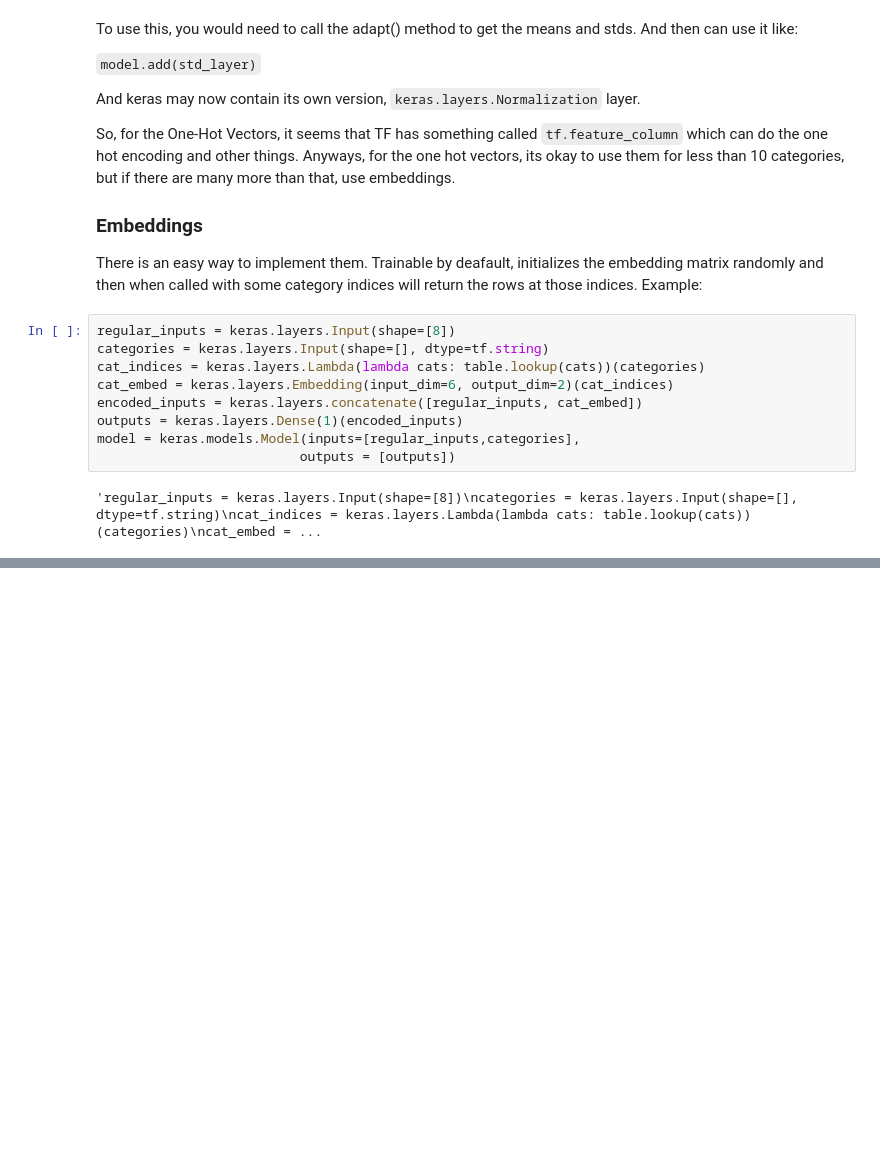
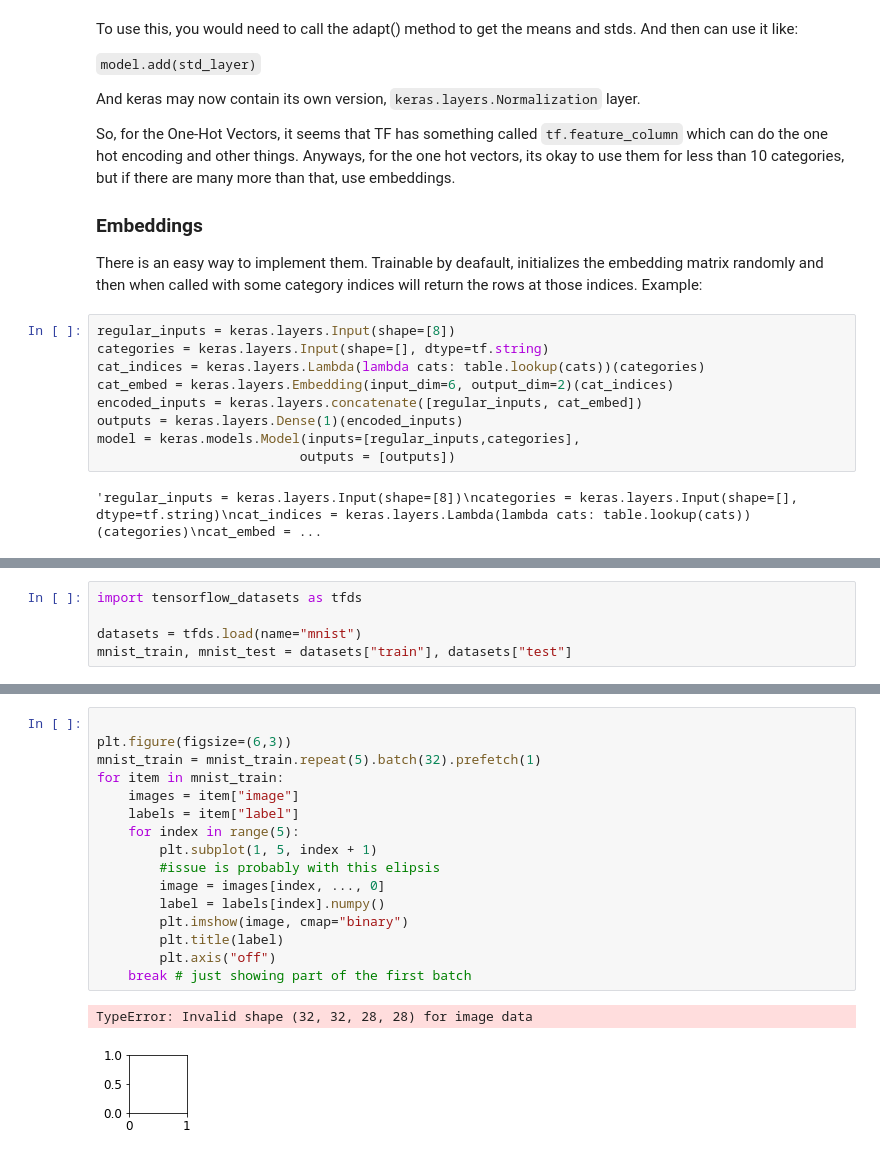
Before and after one commit to misrakberhe/mb_handson_notes, a Jupyter notebook: Chapter13_LoadingandPreprocessingData.ipynb, the cells around one changed output, grey strips where cells are left out. Drawn from its saved outputs; the diff is of its cells as text; blank space fills up the shorter version.

Commit message:
Tf transform and tf preloaded datasets

```diff
--- a/Chapter13_LoadingandPreprocessingData.ipynb
+++ b/Chapter13_LoadingandPreprocessingData.ipynb
@@ -771,0 +819,5 @@ The new API that is used is `tf.feature_column`. https://www.tensorflow.org/api_
+# %%
+import tensorflow_datasets as tfds
+
+datasets = tfds.load(name="mnist")
+mnist_train, mnist_test = datasets["train"], datasets["test"]
@@ -771,0 +836,19 @@ The new API that is used is `tf.feature_column`. https://www.tensorflow.org/api_
+# %%
+
+plt.figure(figsize=(6,3))
+mnist_train = mnist_train.repeat(5).batch(32).prefetch(1)
+for item in mnist_train:
+    images = item["image"]
+    labels = item["label"]
+    for index in range(5):
+        plt.subplot(1, 5, index + 1)
+        #issue is probably with this elipsis
+        image = images[index, ..., 0]
+        label = labels[index].numpy()
+        plt.imshow(image, cmap="binary")
+        plt.title(label)
+        plt.axis("off")
+    break # just showing part of the first batch
+# %% [output]
+TypeError: Invalid shape (32, 32, 28, 28) for image data
+[figure, added]
```
Also changed, not shown: parts of 10 cells of this notebook.
